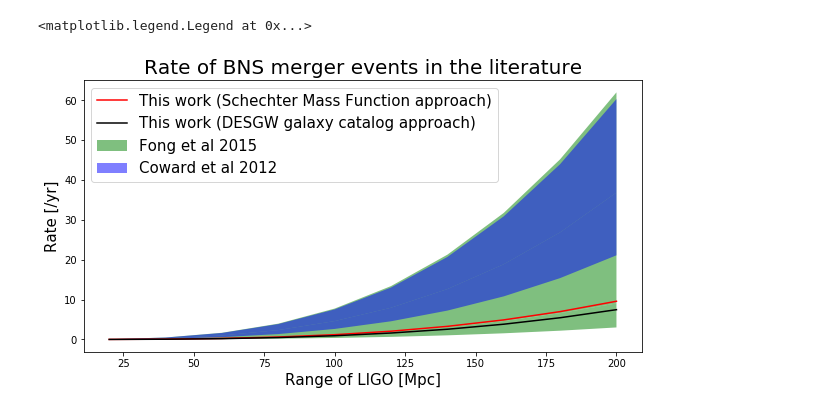
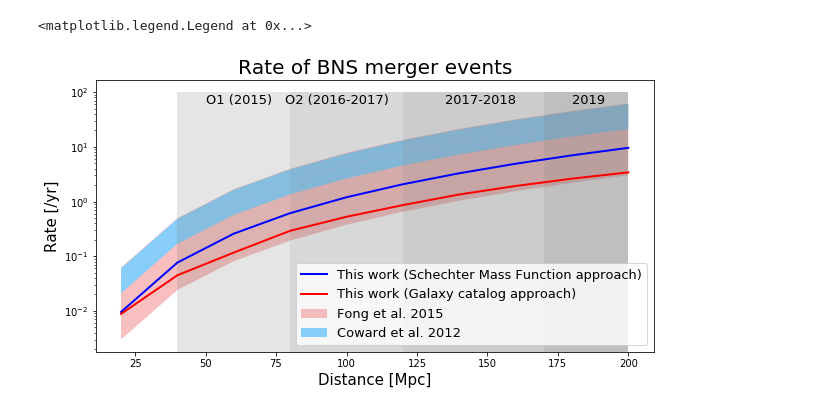
Before and after one commit to kperezsa/BNS-MergerRates, a Jupyter notebook: workVSliterature.ipynb, the cells around one changed output. Drawn from its saved outputs; the diff is of its cells as text; code cells hidden in the pictures.

Commit message:
latest plot, ligo bins, new figure

```diff
--- a/workVSliterature.ipynb
+++ b/workVSliterature.ipynb
@@ -43,0 +46,9 @@ DoctorMinArray=DoctorMin/scaleArray
+# %%
+o1Low=40*np.ones(100)
+o1High=80*np.ones(100)
+o2Low=80*np.ones(100)
+o2High=120*np.ones(100)
+o3Low=120*np.ones(100)
+o3High=170*np.ones(100)
+o4Low=170*np.ones(100)
+o4High=200*np.ones(100)
@@ -44,38 +57,53 @@ DoctorMinArray=DoctorMin/scaleArray
 # %%
+catArrayX=np.arange(20,220,20)
+catArrayY=[0.0088406, 0.04492189, 0.11679104, 0.2918302,0.52683759,0.86088149, 1.34667325, 1.9227585, 2.62160458,3.41537894]
+
 font = {'family': 'sans-serif',
         'color':  'black',
         'weight': 'normal',
         'size': 20,
         }
 font2 = {'family': 'sans-serif',
         'color':  'black',
         'weight': 'normal',
         'size': 15,
         }
 font3 = {'family': 'sans-serif',
         'weight': 'normal',
-        'size': 15,
+        'size': 13,
         }
 fig = plt.figure(figsize=(10, 5))
 ax = fig.add_subplot(111)
 #Nakar
 #ax.fill_between(rangeArray, NakarRateMinArray, NakarRateMaxArray, facecolor='orange', alpha=0.3,interpolate=True)
 #Fong
-ax.fill_between(rangeArray, FongRateArray, FongRateMaxArray, facecolor='green', alpha=0.5,interpolate=True)
-ax.fill_between(rangeArray, FongRateArray, FongRateMinArray, facecolor='green', alpha=0.5,interpolate=True,label="Fong et al 2015")
+ax.fill_between(rangeArray, FongRateArray, FongRateMaxArray, facecolor='lightcoral',alpha=0.5,interpolate=True)
+ax.fill_between(rangeArray, FongRateArray, FongRateMinArray, facecolor='lightcoral', alpha=0.5,interpolate=True,label="Fong et al. 2015")
 #Abbot (plot only high spin BNS - small difference between low vs. high spin)
 #ax.plot(rangeArray,AbbotRateHighArray,c='orange')
 #Coward (beam corrected upper limits)
-ax.fill_between(rangeArray, CowardRateArray, CowardRateMaxArray, facecolor='blue',alpha=0.5, interpolate=True)
-ax.fill_between(rangeArray, CowardRateArray, CowardRateMinArray, facecolor='blue', alpha=0.5,interpolate=True,label="Coward et al 2012")
+ax.fill_between(rangeArray, CowardRateArray, CowardRateMaxArray, facecolor='lightskyblue',alpha=1, interpolate=True)
+ax.fill_between(rangeArray, CowardRateArray, CowardRateMinArray, facecolor='lightskyblue', alpha=1,interpolate=True,label="Coward et al. 2012")
 #Doctor (assuming no underlying galaxy flux)
 #ax.fill_between(rangeArray, DoctorMaxArray, DoctorMinArray, facecolor='red', alpha=0.5,interpolate=True)
-ax.plot(rangeArray,schechterRateArray,c='red',label="This work (Schechter Mass Function approach)")
-ax.plot(rangeArray,catalogRateArray,c='black',label="This work (DESGW galaxy catalog approach)")
-ax.set_title("Rate of BNS merger events in the literature",fontdict=font)
-ax.set_xlabel("Range of LIGO [Mpc]",fontdict=font2)
+#My results
+ax.plot(rangeArray,schechterRateArray,c='blue',linewidth=2,label="This work (Schechter Mass Function approach)")
+#ax.plot(rangeArray,catalogRateArray,c='red',linewidth=2,label="This work (Galaxy catalog approach)")
+ax.plot(catArrayX,catArrayY,c='r',linewidth=2,label="This work (Galaxy catalog approach)")
+#ax.plot([80*np.ones(100),np.arange(100)],[120*np.ones(100),np.arange(100)],c="gray",facecolor="gray")
+ax.fill_betweenx(np.arange(100),o1Low,o1High,facecolor="gray",alpha=0.2)
+plt.text(50, 60, 'O1 (2015)', fontdict=font3)
+plt.text(78, 60, 'O2 (2016-2017)', fontdict=font3)
+plt.text(135, 60, '2017-2018', fontdict=font3)
+plt.text(180, 60, '2019', fontdict=font3)
+ax.fill_betweenx(np.arange(100),o2Low,o2High,facecolor="gray",alpha=0.3)
+ax.fill_betweenx(np.arange(100),o3Low,o3High,facecolor="gray",alpha=0.4)
+ax.fill_betweenx(np.arange(100),o4Low,o4High,facecolor="gray",alpha=0.5)
+ax.set_title("Rate of BNS merger events",fontdict=font)
+ax.set_xlabel("Distance [Mpc]",fontdict=font2)
 ax.set_ylabel("Rate [/yr]",fontdict=font2)
-ax.legend(loc='upper left',ncol=1,prop=font3)
+ax.set_yscale("log")
+ax.legend(loc='lower right',ncol=1,prop=font3)
 # %% [output]
 <matplotlib.legend.Legend at 0x...>
-[figure, old version]
+[figure, new version]
```
Also changed, not shown: parts of 4 cells of this notebook.
